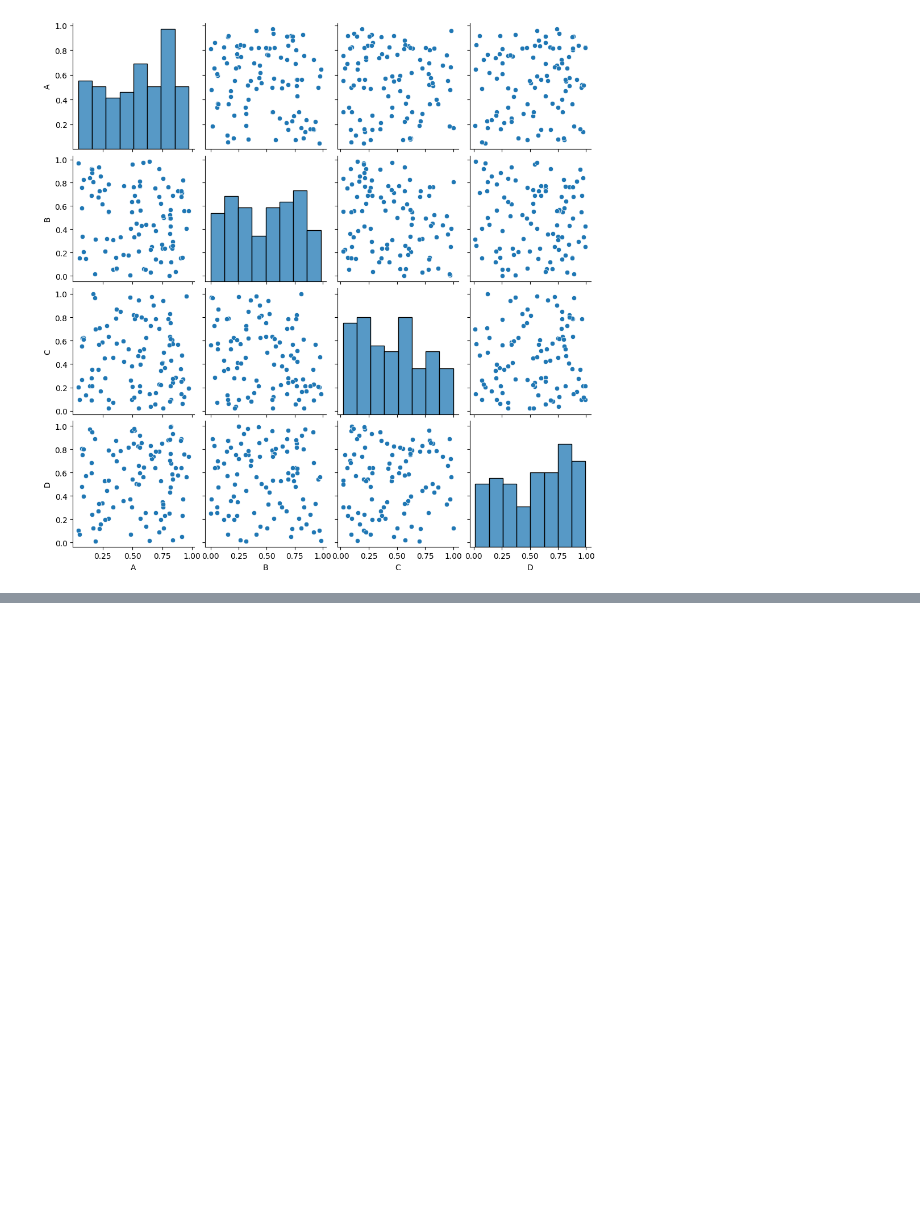
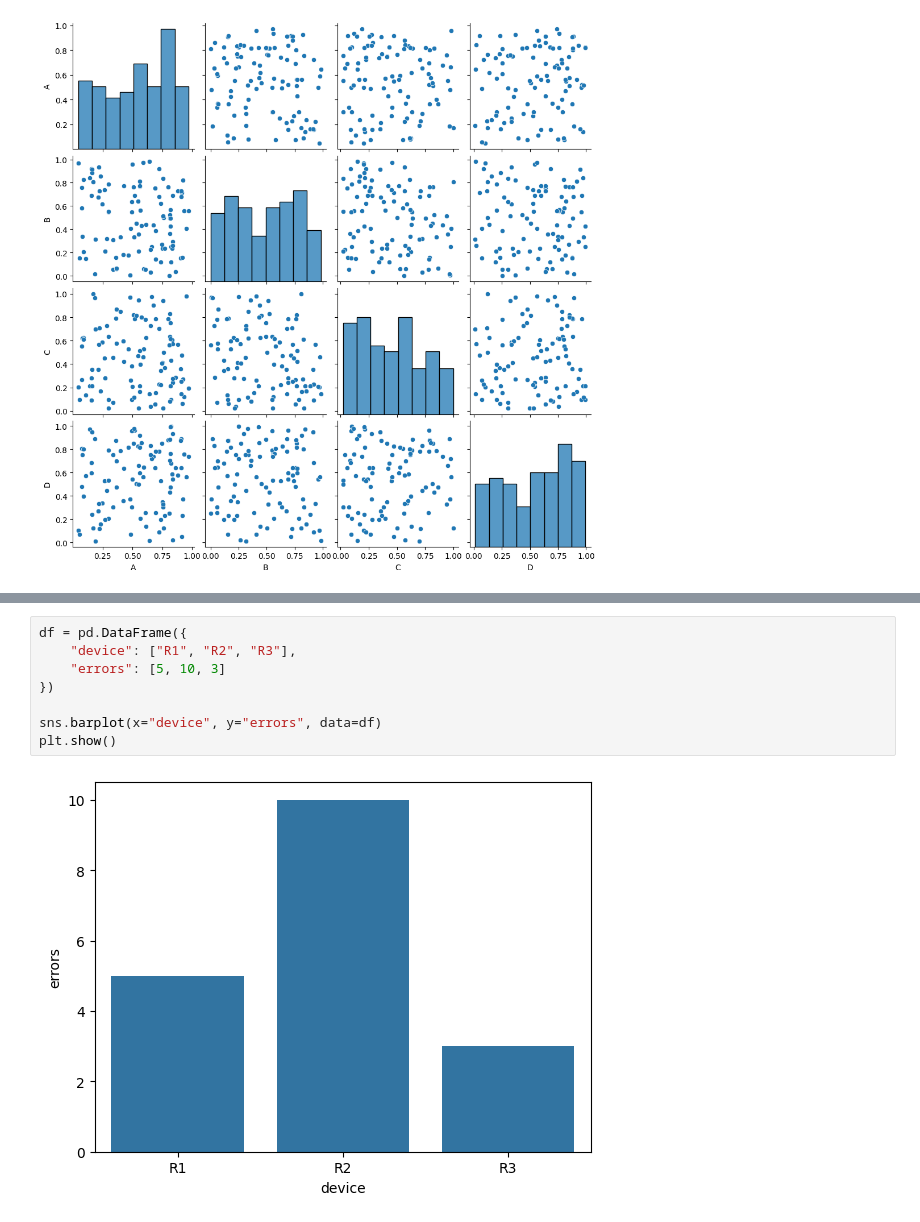
Before and after one commit to alamyaswanth/vscode-yaswanthalam-gmail.com, a Jupyter notebook: AI & ML/pair_plot.ipynb, the cells around one changed output, grey strips where cells are left out. Saved outputs shown, nothing was run; the diff lists cells and outputs as text; blank space fills up the shorter version.

```diff
--- a/AI & ML/pair_plot.ipynb
+++ b/AI & ML/pair_plot.ipynb
@@ -115,0 +140,10 @@ plt.show()
+# %%
+df = pd.DataFrame({
+    "device": ["R1", "R2", "R3"],
+    "errors": [5, 10, 3]
+})
+
+sns.barplot(x="device", y="errors", data=df)
+plt.show()
+# %% [output]
+[figure, added]
```
Also changed, not shown: parts of 14 cells of this notebook.
